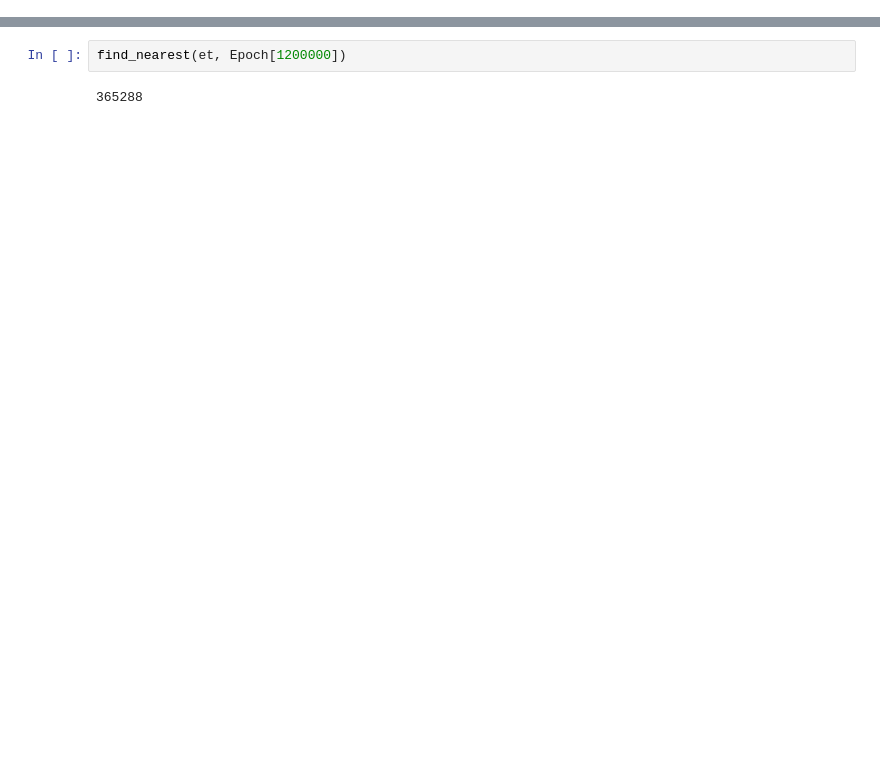
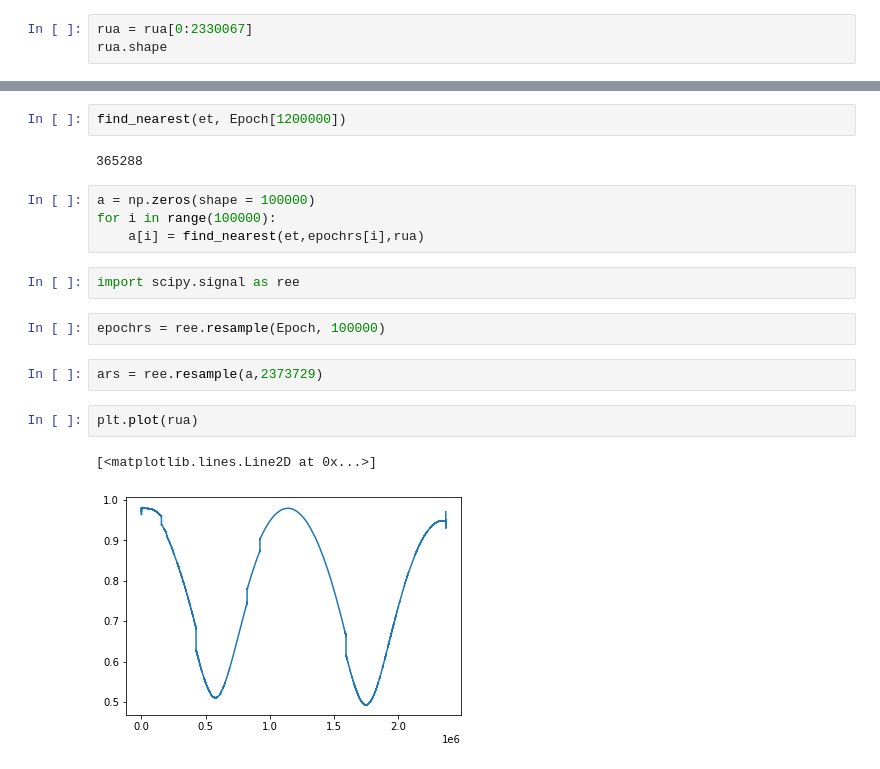
Before and after one commit to formanet415/SBM2-detection, a Jupyter notebook: Dataset editor.ipynb, the cells around one changed output, grey strips where cells are left out. Saved outputs shown, nothing was run; the diff lists cells and outputs as text; blank space fills up the shorter version.

```diff
--- a/Dataset editor.ipynb
+++ b/Dataset editor.ipynb
@@ -59,0 +61,3 @@ rua.shape
+# %%
+rua = rua[0:2330067]
+rua.shape
@@ -74,3 +87,18 @@ def find_nearest(array, value):
 find_nearest(et, Epoch[1200000])
 # %% [output]
 365288
+# %%
+a = np.zeros(shape = 100000)
+for i in range(100000):
+    a[i] = find_nearest(et,epochrs[i],rua)
+# %%
+import scipy.signal as ree
+# %%
+epochrs = ree.resample(Epoch, 100000)
+# %%
+ars = ree.resample(a,2373729)
+# %%
+plt.plot(rua)
+# %% [output]
+[<matplotlib.lines.Line2D at 0x...>]
+[figure, added]
```
Also changed, not shown: parts of 16 cells of this notebook, 4 other files.
